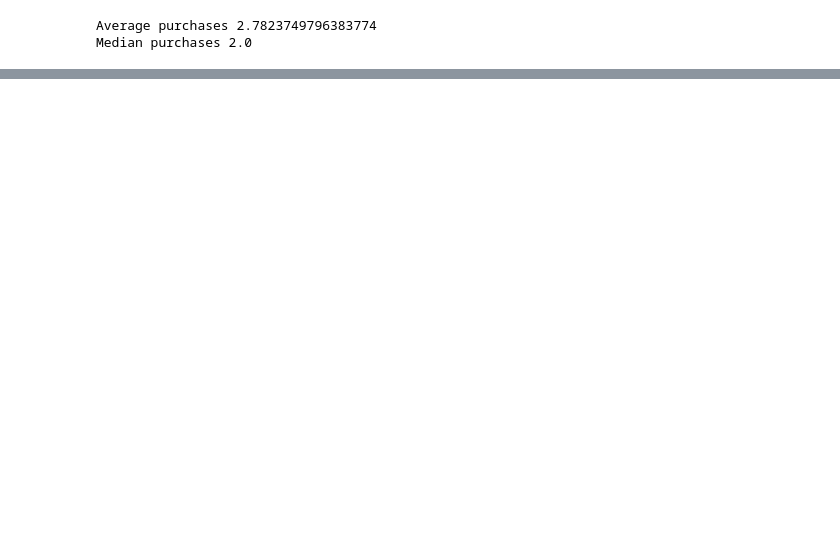
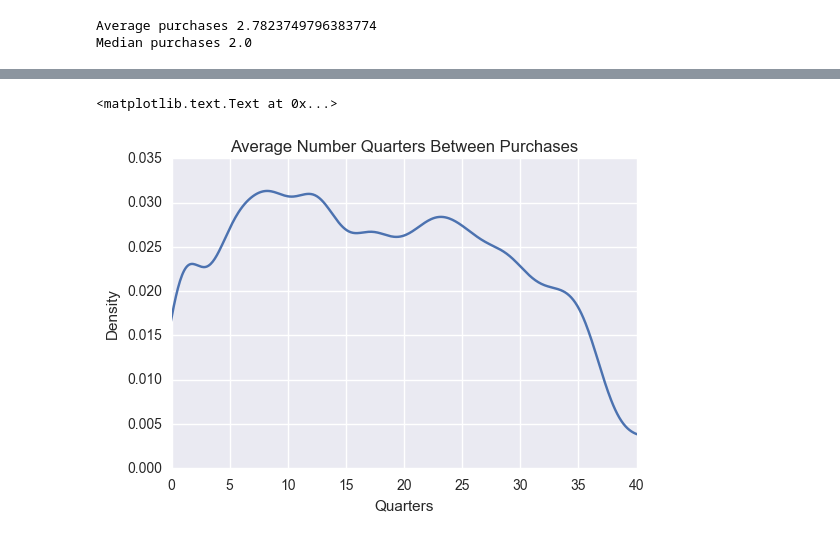
Before and after one commit to jonhilgart22/Galvanize-Data-Leadership, a Jupyter notebook: week5-MCM-CLV/Team-8-Markov-Chains.ipynb, the cells around one changed output, grey strips where cells are left out. Saved outputs shown, nothing was run; the diff lists cells and outputs as text; code cells hidden in the pictures; blank space fills up the shorter version.

```diff
--- a/week5-MCM-CLV/Team-8-Markov-Chains.ipynb
+++ b/week5-MCM-CLV/Team-8-Markov-Chains.ipynb
@@ -67,0 +120,7 @@ original_df.groupby(by=['customer_id']).count()['amount'].plot(kind='bar') ## nu
+# %%
+original_df.groupby(by=['customer_id'])['quarters_since_purchase'].mean().reset_index()['quarters_since_purchase'].plot(kind='kde',xlim=[0,40])
+plt.title('Average Number Quarters Between Purchases')
+plt.xlabel('Quarters')
+# %% [output]
+<matplotlib.text.Text at 0x...>
+[figure, added]
```
Also changed, not shown: parts of 27 cells of this notebook.
